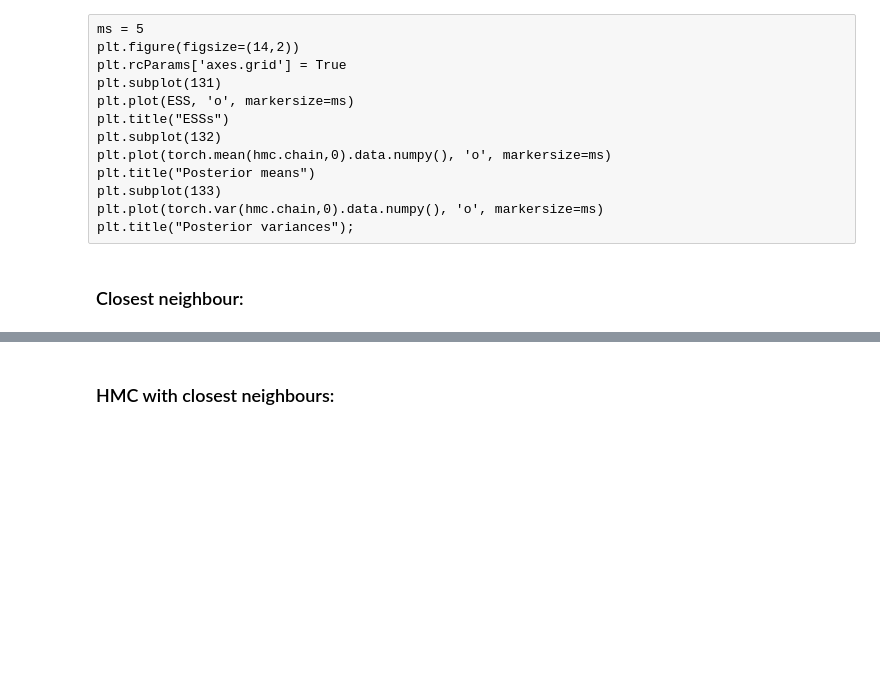
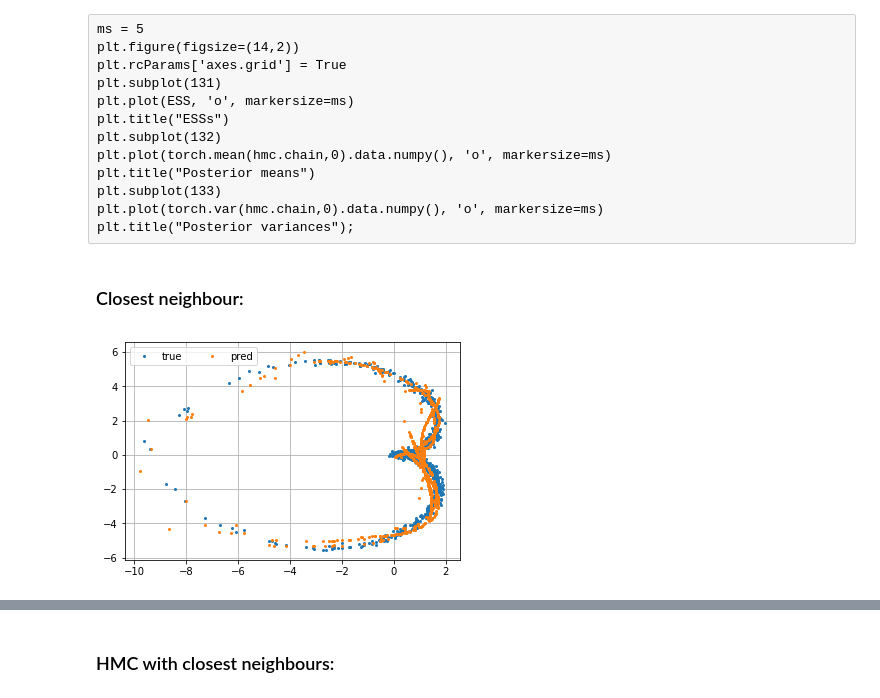
Before and after one commit to deborsheesen/Bayesian-NN-dimension-reduction, a Jupyter notebook: HMC.ipynb, the cells around one changed output, grey strips where cells are left out. Saved outputs shown, nothing was run; the diff lists cells and outputs as text; code cells hidden in the pictures; blank space fills up the shorter version.

```diff
--- a/HMC.ipynb
+++ b/HMC.ipynb
@@ -250,4 +253,12 @@ plt.plot(torch.var(hmc.chain,0).data.numpy(), 'o', markersize=ms)
 plt.title("Posterior variances");
 # %% [markdown]
 ### Closest neighbour:
+# %%
+ypred = nn_model_optim2(x_optim)
+plt.plot(list(ytrue[:,0]), list(ytrue[:,1]), 'o', markersize=2, label="true")
+plt.plot(list(ypred[:,0]), list(ypred[:,1]), 'o', markersize=2, label="pred")
+plt.legend(ncol=2)
+plt.grid(True)
+# %% [output]
+[figure, added]
 # %%
```
Also changed, not shown: parts of 15 cells of this notebook.
